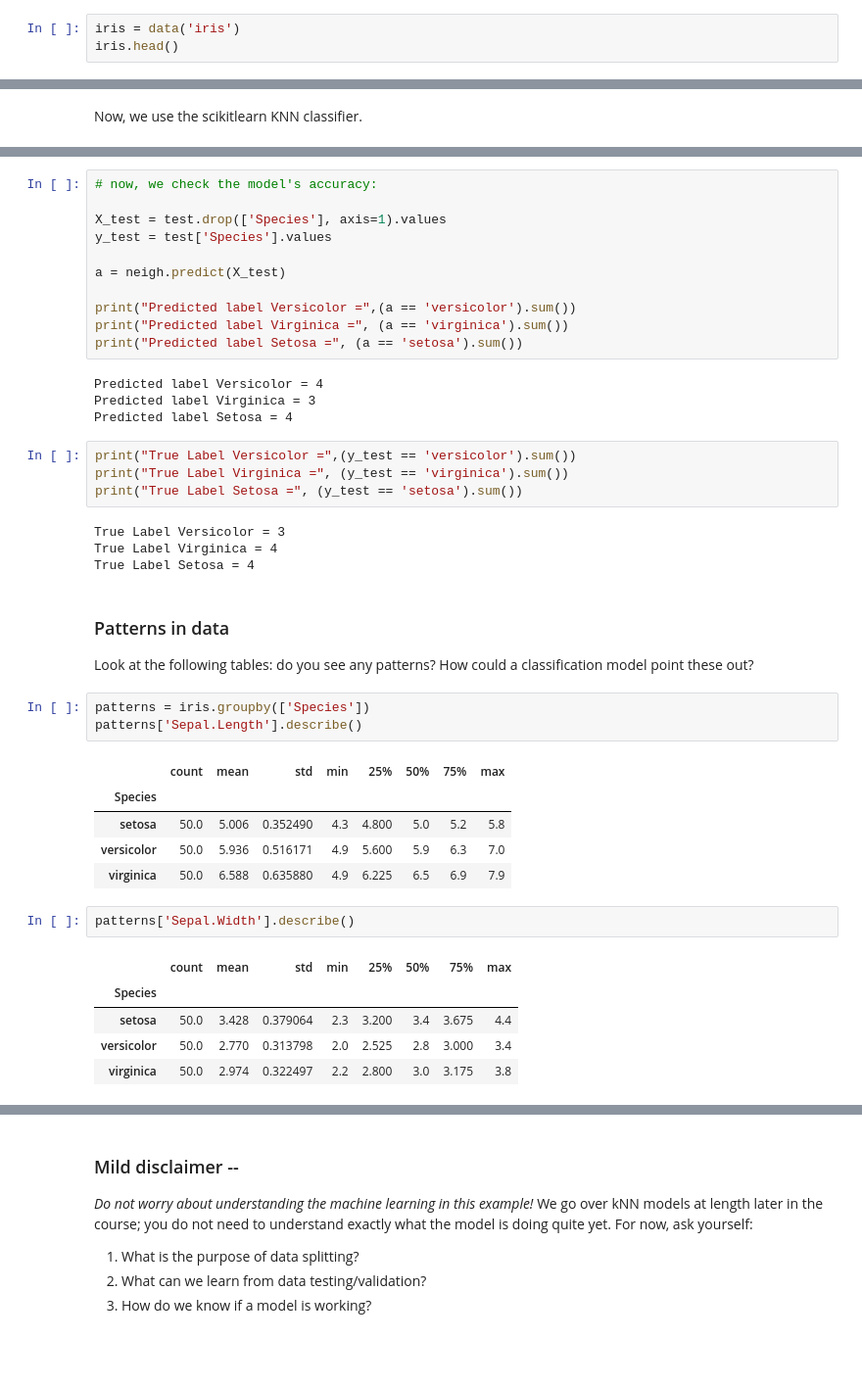
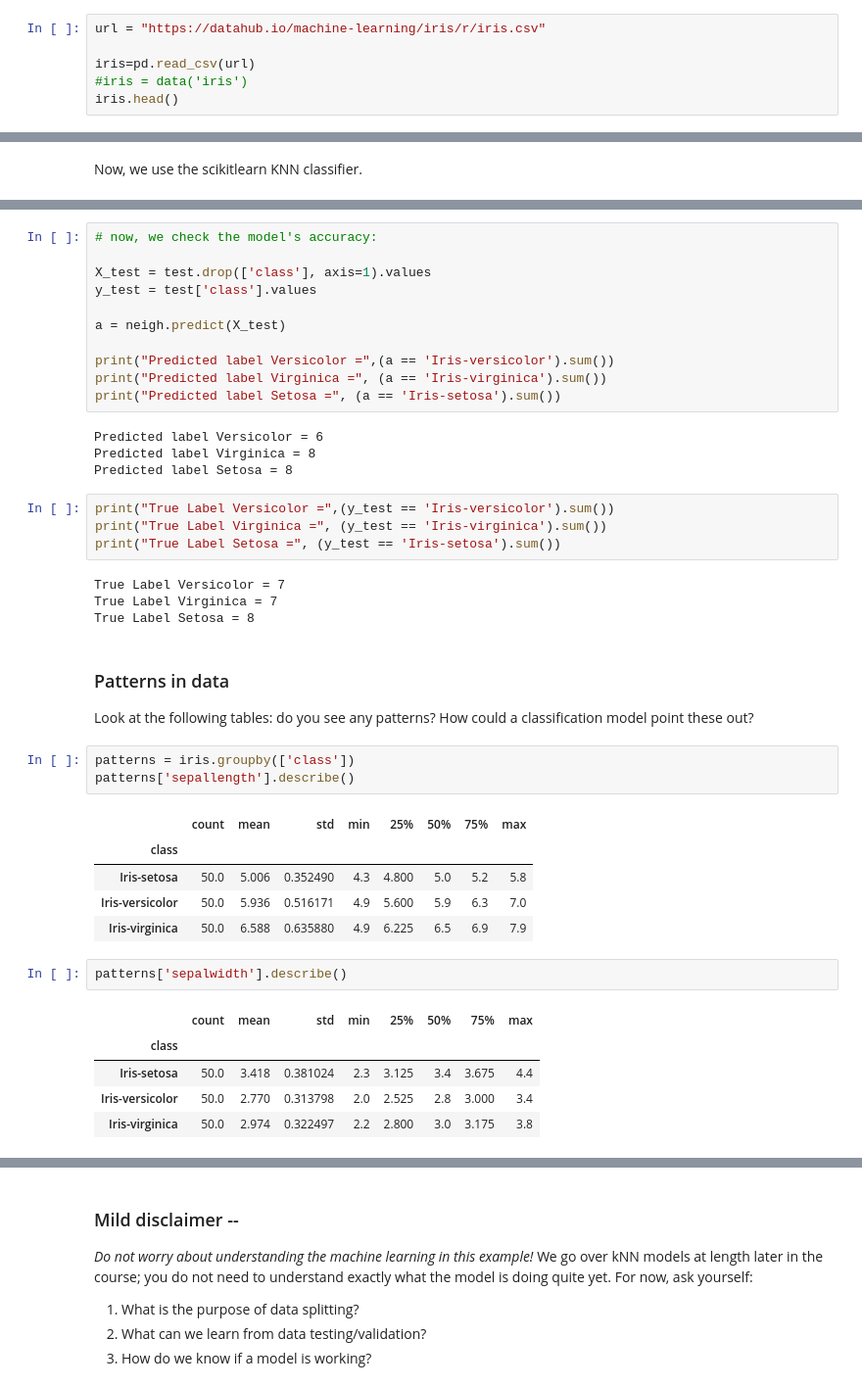
Before and after one commit to UVADS/DS-3001, a Jupyter notebook: 04_ML_Concepts_I_Foundations/ML1_inclass.ipynb, the cells around one changed output, grey strips where cells are left out. Shown: that part at 98% size. Saved outputs shown, nothing was run; the diff lists cells and outputs as text; blank space fills up the shorter version.

```diff
--- a/04_ML_Concepts_I_Foundations/ML1_inclass.ipynb
+++ b/04_ML_Concepts_I_Foundations/ML1_inclass.ipynb
@@ -34,6 +35,9 @@ mtcars.head()
 | Hornet 4 Drive | 21.4 | 6 | 258.0 | 110 | 3.08 | 3.215 | 19.44 | 1 | 0 | 3 | 1 |
 | Hornet Sportabout | 18.7 | 8 | 360.0 | 175 | 3.15 | 3.440 | 17.02 | 0 | 0 | 3 | 2 |
 # %%
-iris = data('iris')
+url = "https://datahub.io/machine-learning/iris/r/iris.csv"
+
+iris=pd.read_csv(url)
+#iris = data('iris')
 iris.head()
 # %% [output]
@@ -108,45 +112,45 @@ KNeighborsClassifier(n_neighbors=10)
 # %%
 # now, we check the model's accuracy:
 
-X_test = test.drop(['Species'], axis=1).values
-y_test = test['Species'].values
+X_test = test.drop(['class'], axis=1).values
+y_test = test['class'].values
 
 a = neigh.predict(X_test)
 
-print("Predicted label Versicolor =",(a == 'versicolor').sum())
-print("Predicted label Virginica =", (a == 'virginica').sum())
-print("Predicted label Setosa =", (a == 'setosa').sum())
+print("Predicted label Versicolor =",(a == 'Iris-versicolor').sum())
+print("Predicted label Virginica =", (a == 'Iris-virginica').sum())
+print("Predicted label Setosa =", (a == 'Iris-setosa').sum())
 # %% [output]
-Predicted label Versicolor = 4
-Predicted label Virginica = 3
-Predicted label Setosa = 4
+Predicted label Versicolor = 6
+Predicted label Virginica = 8
+Predicted label Setosa = 8
 # %%
-print("True Label Versicolor =",(y_test == 'versicolor').sum())
-print("True Label Virginica =", (y_test == 'virginica').sum())
-print("True Label Setosa =", (y_test == 'setosa').sum())
+print("True Label Versicolor =",(y_test == 'Iris-versicolor').sum())
+print("True Label Virginica =", (y_test == 'Iris-virginica').sum())
+print("True Label Setosa =", (y_test == 'Iris-setosa').sum())
 # %% [output]
-True Label Versicolor = 3
-True Label Virginica = 4
-True Label Setosa = 4
+True Label Versicolor = 7
+True Label Virginica = 7
+True Label Setosa = 8
 # %% [markdown]
 ### Patterns in data
 
 Look at the following tables: do you see any patterns? How could a classification model point these out?
 # %%
-patterns = iris.groupby(['Species'])
-patterns['Sepal.Length'].describe()
+patterns = iris.groupby(['class'])
+patterns['sepallength'].describe()
 # %% [output]
 |  | count | mean | std | min | 25% | 50% | 75% | max |
-| Species |  |  |  |  |  |  |  |  |
-| setosa | 50.0 | 5.006 | 0.352490 | 4.3 | 4.800 | 5.0 | 5.2 | 5.8 |
-| versicolor | 50.0 | 5.936 | 0.516171 | 4.9 | 5.600 | 5.9 | 6.3 | 7.0 |
-| virginica | 50.0 | 6.588 | 0.635880 | 4.9 | 6.225 | 6.5 | 6.9 | 7.9 |
+| class |  |  |  |  |  |  |  |  |
+| Iris-setosa | 50.0 | 5.006 | 0.352490 | 4.3 | 4.800 | 5.0 | 5.2 | 5.8 |
+| Iris-versicolor | 50.0 | 5.936 | 0.516171 | 4.9 | 5.600 | 5.9 | 6.3 | 7.0 |
+| Iris-virginica | 50.0 | 6.588 | 0.635880 | 4.9 | 6.225 | 6.5 | 6.9 | 7.9 |
 # %%
-patterns['Sepal.Width'].describe()
+patterns['sepalwidth'].describe()
 # %% [output]
 |  | count | mean | std | min | 25% | 50% | 75% | max |
-| Species |  |  |  |  |  |  |  |  |
-| setosa | 50.0 | 3.428 | 0.379064 | 2.3 | 3.200 | 3.4 | 3.675 | 4.4 |
-| versicolor | 50.0 | 2.770 | 0.313798 | 2.0 | 2.525 | 2.8 | 3.000 | 3.4 |
-| virginica | 50.0 | 2.974 | 0.322497 | 2.2 | 2.800 | 3.0 | 3.175 | 3.8 |
+| class |  |  |  |  |  |  |  |  |
+| Iris-setosa | 50.0 | 3.418 | 0.381024 | 2.3 | 3.125 | 3.4 | 3.675 | 4.4 |
+| Iris-versicolor | 50.0 | 2.770 | 0.313798 | 2.0 | 2.525 | 2.8 | 3.000 | 3.4 |
+| Iris-virginica | 50.0 | 2.974 | 0.322497 | 2.2 | 2.800 | 3.0 | 3.175 | 3.8 |
 # %%
```
Also changed, not shown: parts of 10 cells of this notebook, 1 other file.
